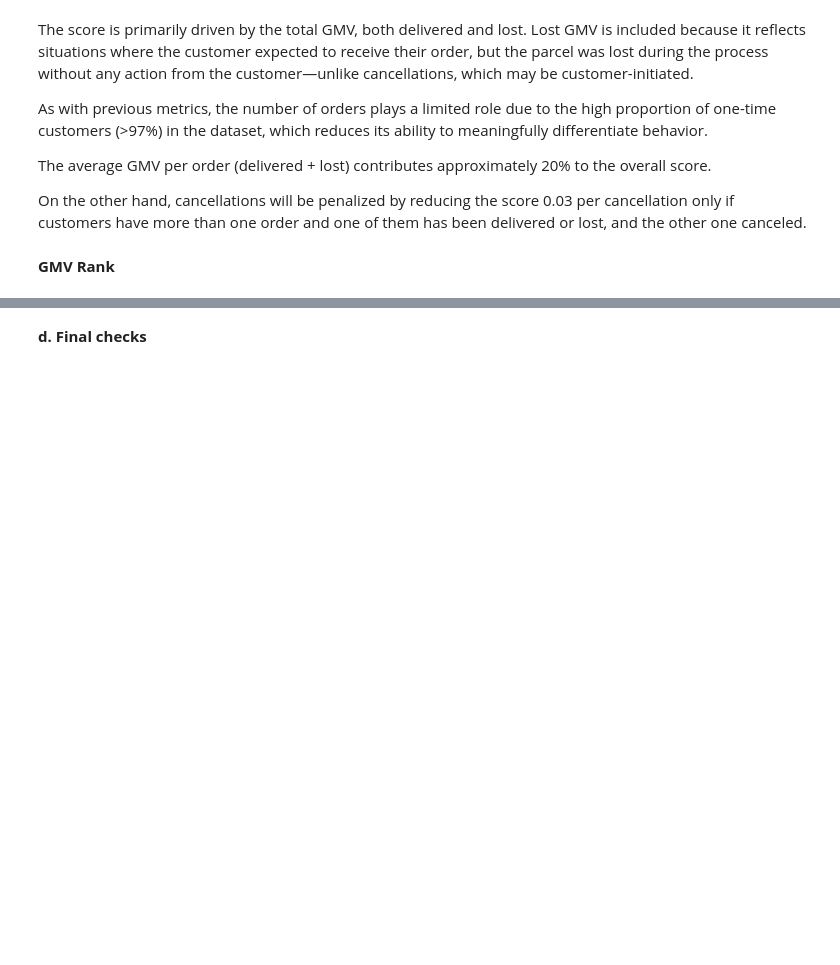
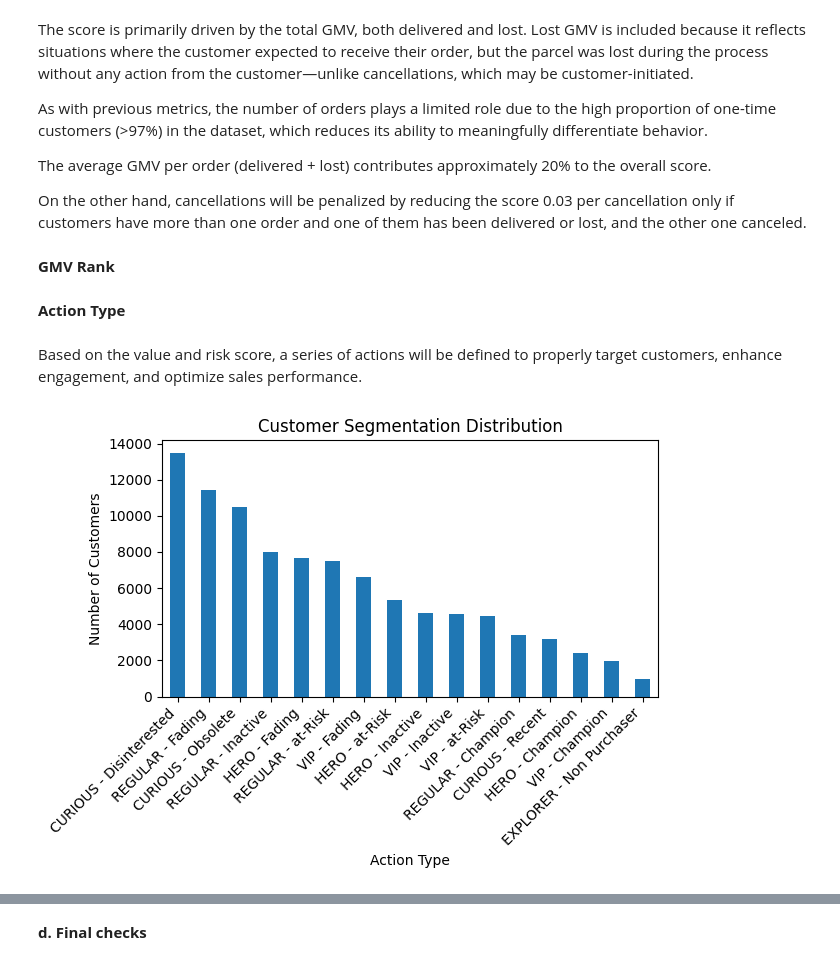
Before and after one commit to alfalfal/business_performance_analysis, a Jupyter notebook: EDA-and-modeling.ipynb, the cells around one changed output, grey strips where cells are left out. Saved outputs shown, nothing was run; the diff lists cells and outputs as text; code cells hidden in the pictures; blank space fills up the shorter version.

Commit message:
Added action type feature and streamlit dashboards drafts

```diff
--- a/EDA-and-modeling.ipynb
+++ b/EDA-and-modeling.ipynb
@@ -1546,3 +1546,7 @@ df_customers['value_score'] = np.where(
 #ADD A COLUMN ADDING THE GMV RANK PER CUSTOMER
 
 df_customers['gmv_rank'] = (df_customers['gmv_delivered'] + df_customers['gmv_lost']).rank(pct= True)
+# %% [markdown]
+**Action Type**
+# %% [markdown]
+Based on the value and risk score, a series of actions will be defined to properly target customers, enhance engagement, and optimize sales performance.
@@ -1548,0 +1618,20 @@ df_customers['gmv_rank'] = (df_customers['gmv_delivered'] + df_customers['gmv_lo
+# %%
+import matplotlib.pyplot as plt
+
+# Count occurrences
+counts = df_customers['action_type'].value_counts()
+
+# Plot
+plt.figure()
+counts.plot(kind='bar')
+
+plt.xlabel('Action Type')
+plt.ylabel('Number of Customers')
+plt.title('Customer Segmentation Distribution')
+
+plt.xticks(rotation=45, ha='right')
+plt.tight_layout()
+
+plt.show()
+# %% [output]
+[figure, added]
```
Also changed, not shown: parts of 8 cells of this notebook, 3 other files.
